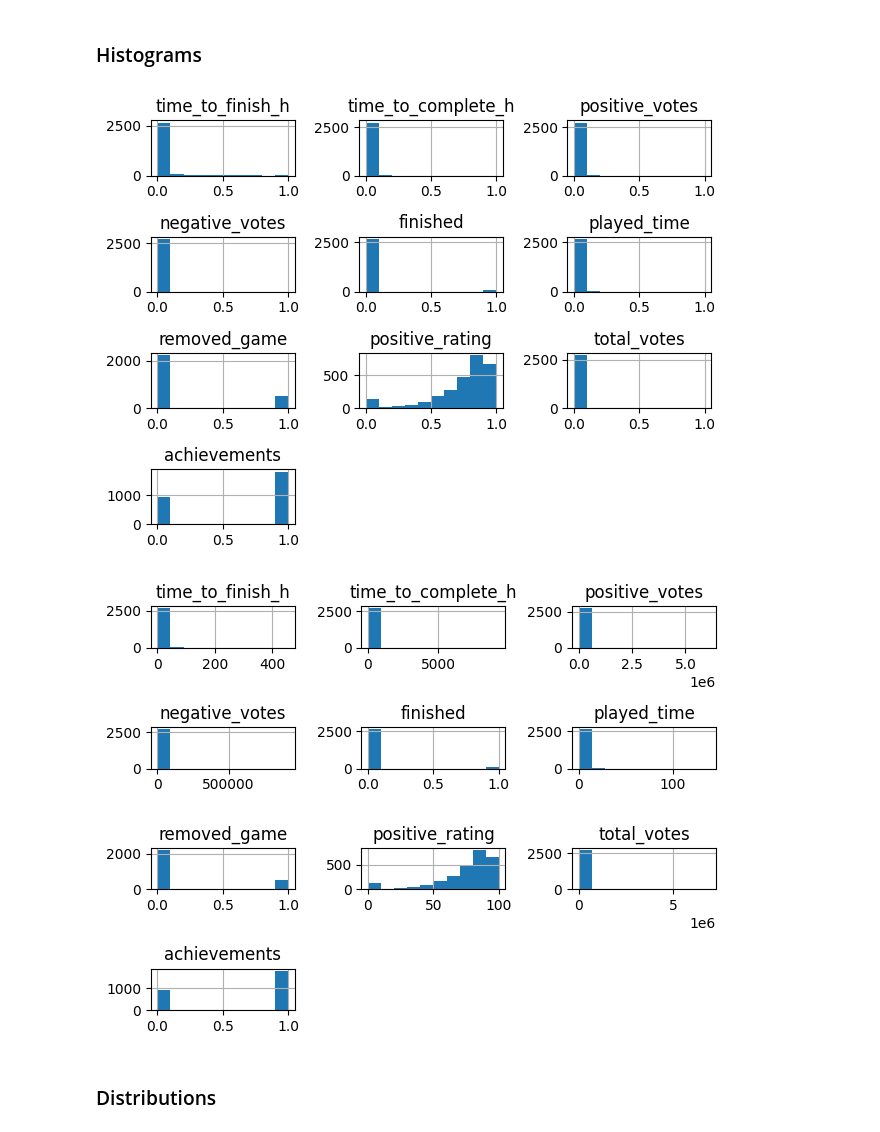
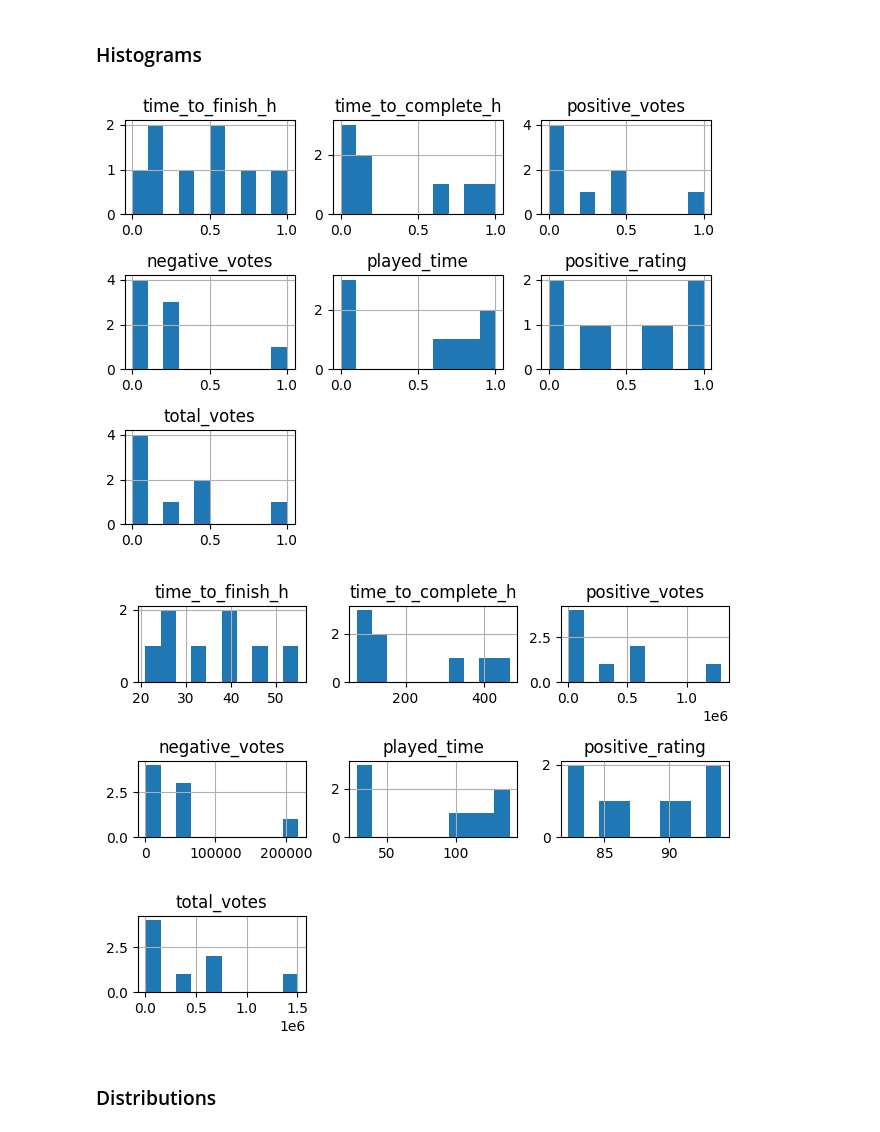
Before and after one commit to Sharpy796/CMPS4510_SteamGameAnalyzer, a Jupyter notebook: project_cluster_cmps451.ipynb, the cells around one changed output. Cells and saved outputs as stored; diff of their text form; code cells hidden in the pictures.

Commit message:
Modified the dataframe to have booleans instead of 1's and 0's

```diff
--- a/project_cluster_cmps451.ipynb
+++ b/project_cluster_cmps451.ipynb
@@ -197,47 +197,56 @@ pd.plotting.parallel_coordinates(ttfh, "bin", color=('red', 'orange', 'yellow',
 # %% [markdown]
 ### Histograms
 # %%
-
 #filter out columns we want from dataset
 df_filt = df.filter(items = ['time_to_finish_h', 'time_to_complete_h', 'genre',
                              'positive_votes', 'negative_votes', 'tags', 'finished', 'played_time',
                              'removed_game', 'positive_rating', 'total_votes', 'achievements'])
 
 #remove unwanted values from some columns
-df_filt = df_filt[df_filt ['time_to_finish_h']  != 'No time registered yet']
+df_filt = df_filt[df_filt['time_to_finish_h']  != 'No time registered yet']
 df_filt = df_filt[df_filt['time_to_complete_h'] != 'No time registered yet']
+
+#Replace 'X' (meaning true) with True
+df_filt = df_filt.replace('X', True)
+
+#Replace nan (meaning false in these columns) with False
+df_filt['finished'] = df_filt['finished'].fillna(False)
+df_filt['removed_game'] = df_filt['removed_game'].fillna(False)
+df_filt['achievements'] = df_filt['achievements'].fillna(False)
 
 #Change NA/NAN values to 0
 df_filt = df_filt.fillna(0)
 
 #Convert number strings to int
 df_filt['time_to_finish_h'] = df_filt['time_to_finish_h'].apply(lambda x: int(x))
 df_filt['time_to_complete_h'] = df_filt['time_to_complete_h'].apply(lambda x: int(x))
 
-#Replace 'X' (meaning true) with 1
-df_filt = df_filt.replace('X', 1)
+for column in df_filt:
+    # print(df_filt[column].dtype)
+    if df_filt[column].dtype != object and df_filt[column].dtype != bool:
+        df_filt = df_filt[df_filt[column] > 20]
 
-#Filter out columns that have names of genres and tags until figure out what to do with them
+#Filter out columns that have names of genres and tags and booleans until figure out what to do with them
 df_filt_exclude_col_w_string = df_filt.filter(items = ['time_to_finish_h', 'time_to_complete_h',
-                                      'positive_votes', 'negative_votes',  'finished', 'played_time',
-                                      'removed_game', 'positive_rating', 'total_votes', 'achievements'])
+                                    'positive_votes', 'negative_votes', 'played_time',
+                                    'positive_rating', 'total_votes'])
 
 #Create copy for min-max normalization (need to move normalization method somewhere else eventually)
 df_filt_copy_for_norm = df_filt_exclude_col_w_string.copy()
 #Normalizes filtered copy of df_filt_exclude_col_w_string (this function only works with int)
 for column in df_filt_copy_for_norm.columns:
     df_filt_copy_for_norm[column] = (df_filt_copy_for_norm[column] - df_filt_copy_for_norm[column].min()) / (df_filt_copy_for_norm[column].max() - df_filt_copy_for_norm[column].min())
 
 #Plots histogram with normalized data
 hist_norm = df_filt_copy_for_norm.hist(bins = 10)
 plt.tight_layout()
 
 #plot histogram with non-normalized data
 hist = df_filt.hist(bins = 10)
 plt.tight_layout()
 # %% [output]
-[figure, old version]
+[figure, new version]
-[figure, old version]
+[figure, new version]
 # %% [markdown]
 ### Distributions
 # %% [markdown]
```
